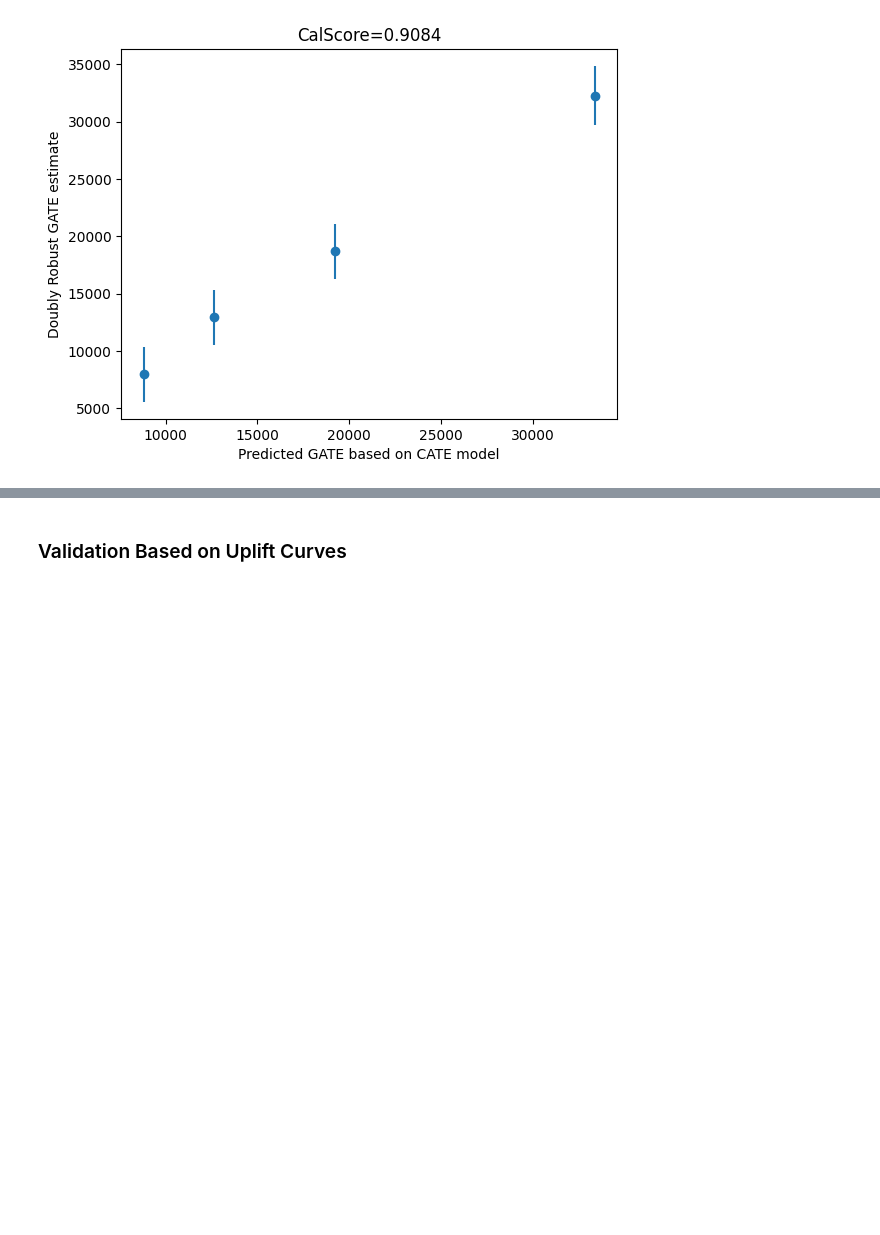
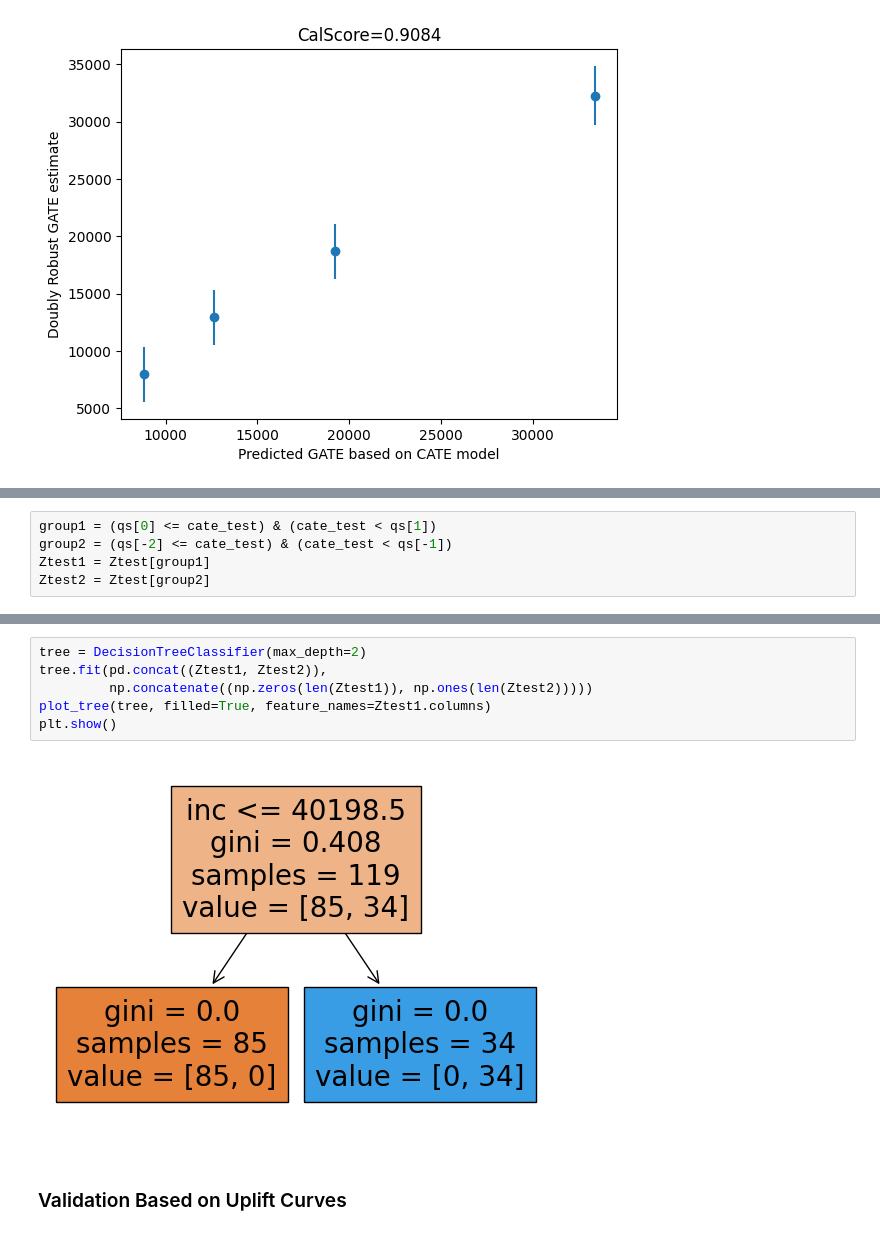
Before and after one commit to stanford-msande228/winter23, a Jupyter notebook: CATE-estimation.ipynb, the cells around one changed output, grey strips where cells are left out. Saved outputs shown, nothing was run; the diff lists cells and outputs as text; blank space fills up the shorter version.

Commit message:
added interpreting groups

```diff
--- a/CATE-estimation.ipynb
+++ b/CATE-estimation.ipynb
@@ -606,0 +611,5 @@ plt.show()
+# %%
+group1 = (qs[0] <= cate_test) & (cate_test < qs[1])
+group2 = (qs[-2] <= cate_test) & (cate_test < qs[-1])
+Ztest1 = Ztest[group1]
+Ztest2 = Ztest[group2]
@@ -607,3 +640,11 @@ plt.show()
+# %%
+tree = DecisionTreeClassifier(max_depth=2)
+tree.fit(pd.concat((Ztest1, Ztest2)),
+         np.concatenate((np.zeros(len(Ztest1)), np.ones(len(Ztest2)))))
+plot_tree(tree, filled=True, feature_names=Ztest1.columns)
+plt.show()
+# %% [output]
+[figure, added]
 # %% [markdown]
 ### Validation Based on Uplift Curves
 # %% [markdown]
```
Also changed, not shown: parts of 8 cells of this notebook.
